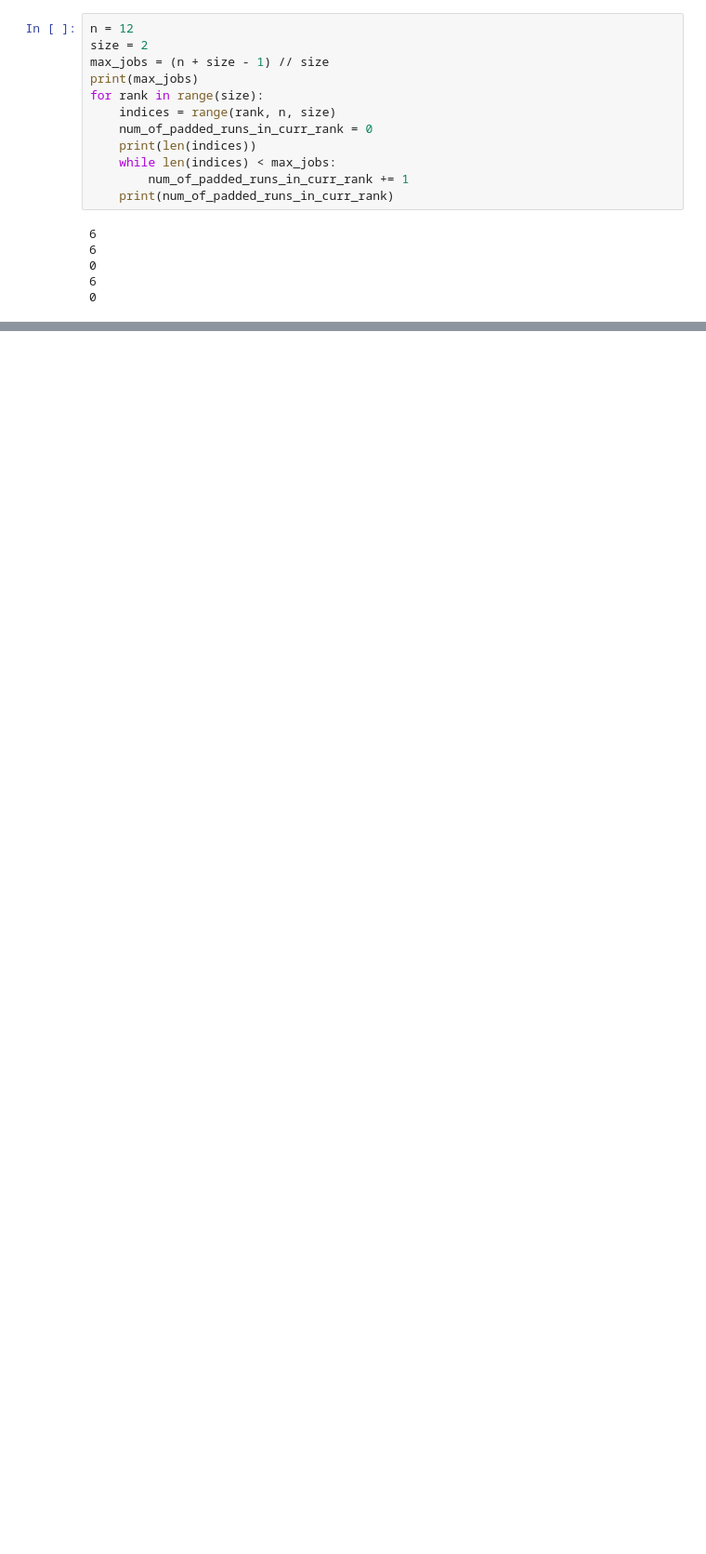
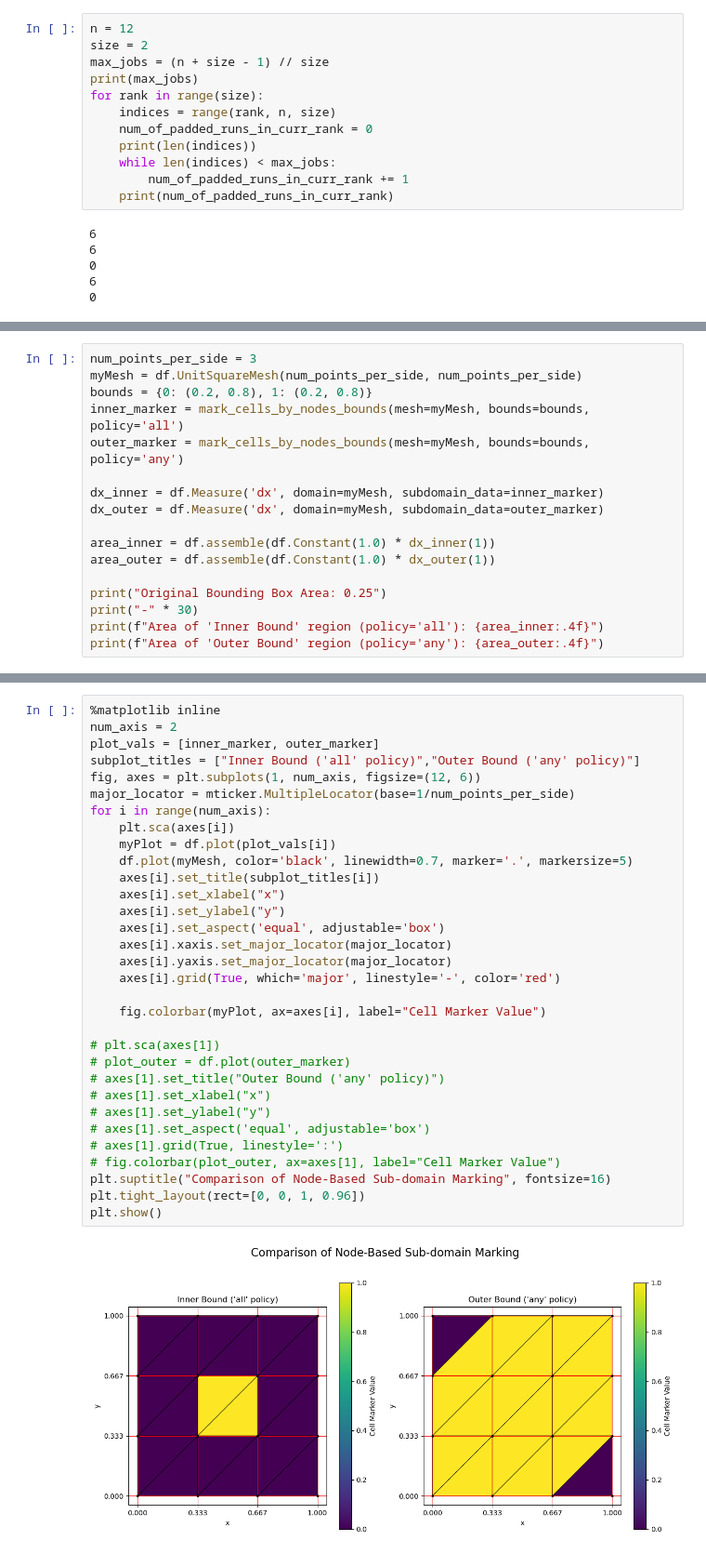
Before and after one commit to Farbodch/set_kbsa, a Jupyter notebook: run_vbsa_notebook.ipynb, the cells around one changed output, grey strips where cells are left out. Shown at 93% size. Saved outputs shown, nothing was run; the diff lists cells and outputs as text; blank space fills up the shorter version.

```diff
--- a/run_vbsa_notebook.ipynb
+++ b/run_vbsa_notebook.ipynb
@@ -1114,0 +1116,17 @@ AttributeError: type object 'dolfin.cpp.MPI' has no attribute 'get_vendor'
+# %%
+num_points_per_side = 3
+myMesh = df.UnitSquareMesh(num_points_per_side, num_points_per_side)
+bounds = {0: (0.2, 0.8), 1: (0.2, 0.8)}
+inner_marker = mark_cells_by_nodes_bounds(mesh=myMesh, bounds=bounds, policy='all')
+outer_marker = mark_cells_by_nodes_bounds(mesh=myMesh, bounds=bounds, policy='any')
+
+dx_inner = df.Measure('dx', domain=myMesh, subdomain_data=inner_marker)
+dx_outer = df.Measure('dx', domain=myMesh, subdomain_data=outer_marker)
+
+area_inner = df.assemble(df.Constant(1.0) * dx_inner(1))
+area_outer = df.assemble(df.Constant(1.0) * dx_outer(1))
+
+print("Original Bounding Box Area: 0.25")
+print("-" * 30)
+print(f"Area of 'Inner Bound' region (policy='all'): {area_inner:.4f}")
+print(f"Area of 'Outer Bound' region (policy='any'): {area_outer:.4f}")
@@ -1114,0 +1138,34 @@ AttributeError: type object 'dolfin.cpp.MPI' has no attribute 'get_vendor'
+# %%
+%matplotlib inline
+num_axis = 2
+plot_vals = [inner_marker, outer_marker]
+subplot_titles = ["Inner Bound ('all' policy)","Outer Bound ('any' policy)"]
+fig, axes = plt.subplots(1, num_axis, figsize=(12, 6))
+major_locator = mticker.MultipleLocator(base=1/num_points_per_side)
+for i in range(num_axis):
+    plt.sca(axes[i])
+    myPlot = df.plot(plot_vals[i])
+    df.plot(myMesh, color='black', linewidth=0.7, marker='.', markersize=5)
+    axes[i].set_title(subplot_titles[i])
+    axes[i].set_xlabel("x")
+    axes[i].set_ylabel("y")
+    axes[i].set_aspect('equal', adjustable='box')
+    axes[i].xaxis.set_major_locator(major_locator)
+    axes[i].yaxis.set_major_locator(major_locator)
+    axes[i].grid(True, which='major', linestyle='-', color='red')
+
+    fig.colorbar(myPlot, ax=axes[i], label="Cell Marker Value")
+
+# plt.sca(axes[1])
+# plot_outer = df.plot(outer_marker)
+# axes[1].set_title("Outer Bound ('any' policy)")
+# axes[1].set_xlabel("x")
+# axes[1].set_ylabel("y")
+# axes[1].set_aspect('equal', adjustable='box')
+# axes[1].grid(True, linestyle=':')
+# fig.colorbar(plot_outer, ax=axes[1], label="Cell Marker Value")
+plt.suptitle("Comparison of Node-Based Sub-domain Marking", fontsize=16)
+plt.tight_layout(rect=[0, 0, 1, 0.96])
+plt.show()
+# %% [output]
+[figure, added]
```
Also changed, not shown: parts of 8 cells of this notebook, 1 other file.
